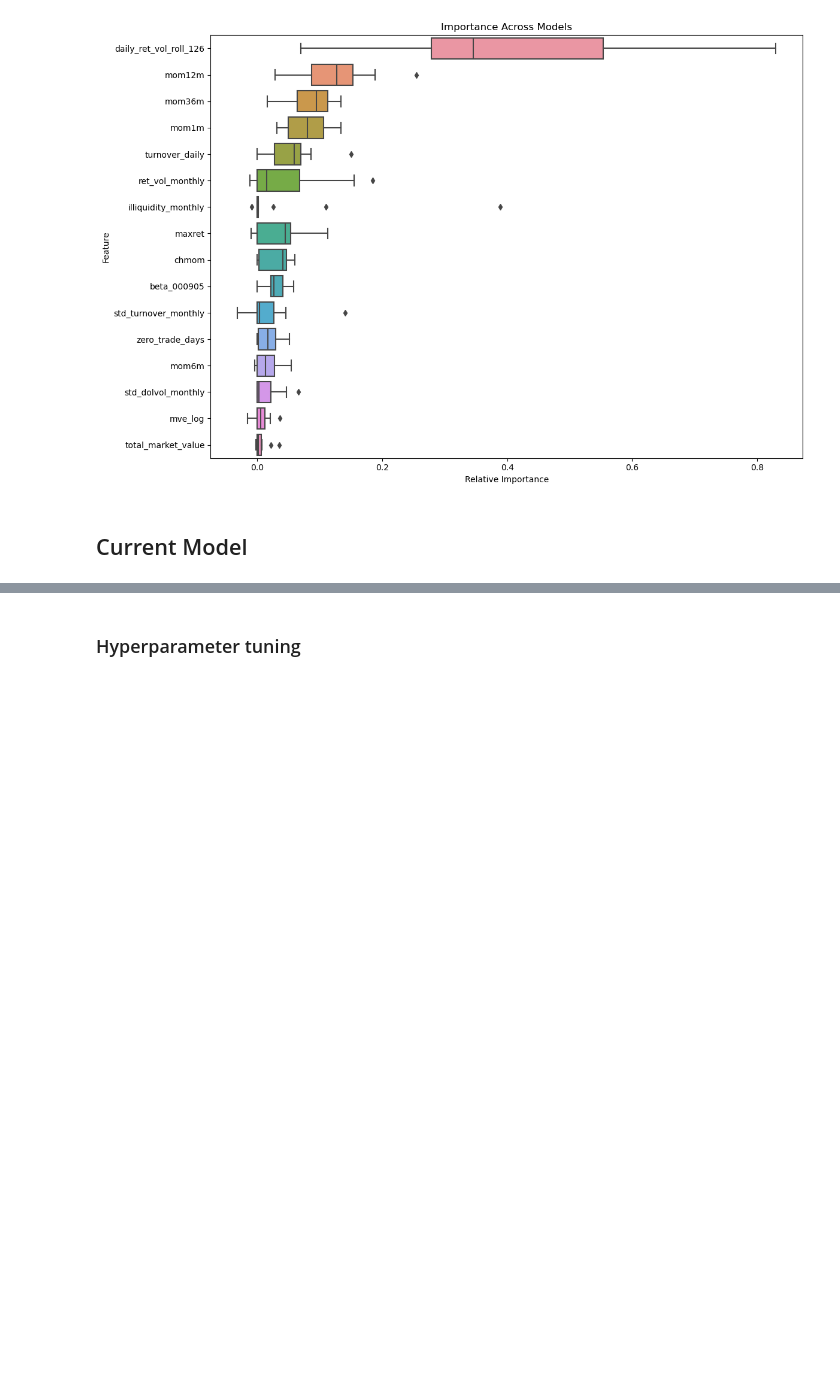
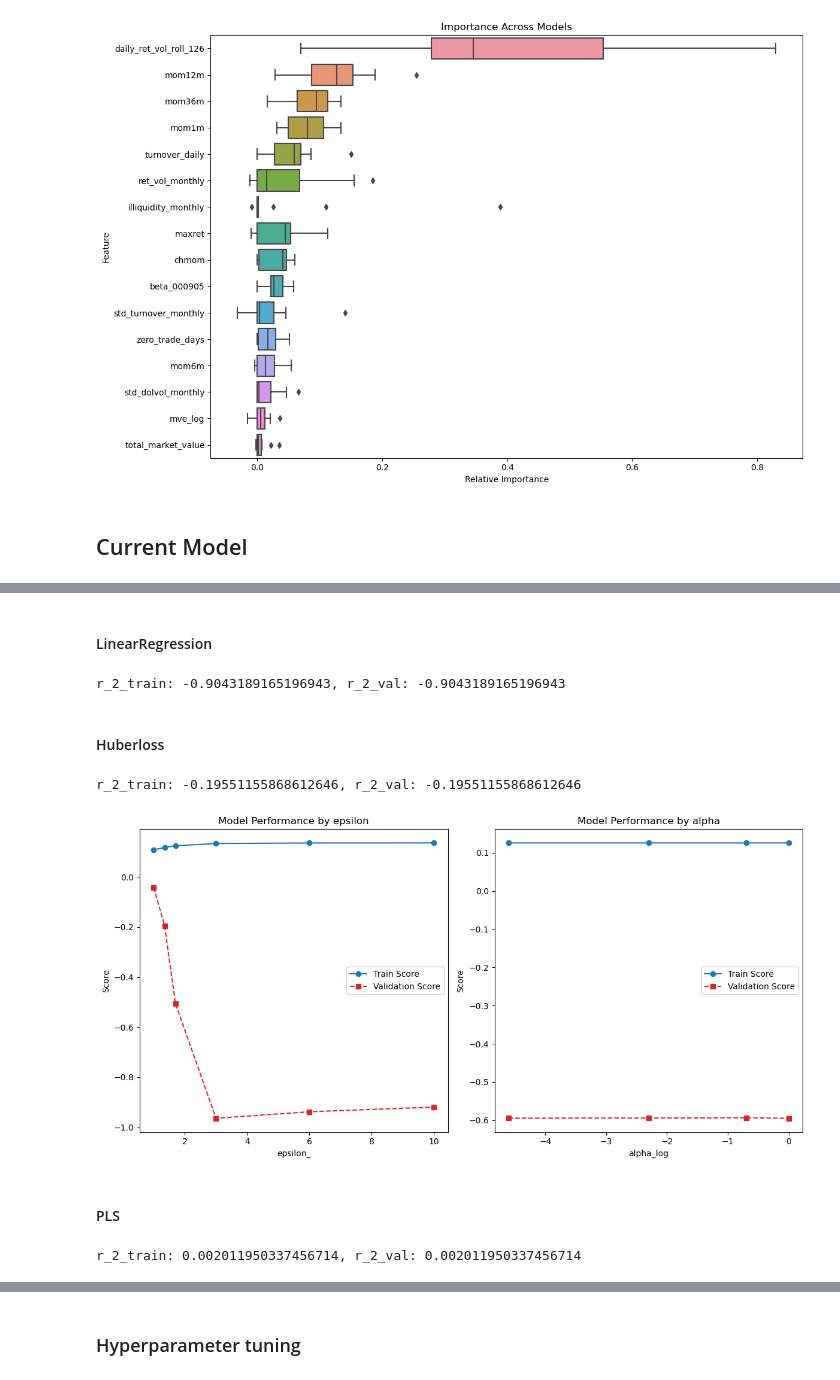
Before and after one commit to howie-zeng/Chinese-Stock-Market-Analysis--Long-Term-Trends, a Jupyter notebook: test.ipynb, the cells around one changed output, grey strips where cells are left out. Cells and saved outputs as stored; diff of their text form; code cells hidden in the pictures; blank space fills up the shorter version.

Commit message:
update tuning for linear models

```diff
--- a/test.ipynb
+++ b/test.ipynb
@@ -24,9 +24,9 @@ default_max_rows = pd.get_option('display.max_rows')
 # merged_data_monthly = dp.merge_economic_data(merged_data_monthly)
 # dp.save_preprocessed_data(merged_data_monthly, "merged_data_monthly" , index=False); dp.save_preprocessed_data(merged_data_daily, "merged_data_daily", index=False)
 
-merged_data_daily, merged_data_monthly = dp.data_loading(p.daily_files, p.monthly_files)
-data_daily, data_monthly = fe.feature_construction(merged_data_daily.copy(), merged_data_monthly.copy())
-data_monthly_merged = dp.merge_daily_and_monthly_data(data_daily, data_monthly)
+# merged_data_daily, merged_data_monthly = dp.data_loading(p.daily_files, p.monthly_files)
+# data_daily, data_monthly = fe.feature_construction(merged_data_daily.copy(), merged_data_monthly.copy())
+# data_monthly_merged = dp.merge_daily_and_monthly_data(data_daily, data_monthly)
 
 # dp.save_preprocessed_data(data_monthly_merged, "data_monthly_merged")
-# data_monthly_merged = pd.read_csv(os.path.join(p.cleanedDataPath, "data_monthly_merged.csv"), index_col='date', dtype={p.stockID: str}, parse_dates=True)
+data_monthly_merged = pd.read_csv(os.path.join(p.cleanedDataPath, "data_monthly_merged.csv"), index_col='date', dtype={p.stockID: str}, parse_dates=True)
@@ -234,0 +210,50 @@ Testing set range:
+# %%
+from sklearn.preprocessing import StandardScaler
+from sklearn.cross_decomposition import PLSRegression
+from sklearn.linear_model import LinearRegression, Lasso, ElasticNet, HuberRegressor
+from sklearn.ensemble import GradientBoostingRegressor, RandomForestRegressor
+
+scaler = StandardScaler()
+X_train_scaled, X_val_scaled = scaler.fit_transform(X_train), scaler.transform(X_val)
+# %% [markdown]
+#### LinearRegression
+# %%
+model = LinearRegression(n_jobs=-1).fit(X_train_scaled, y_train)
+predictions = model.predict(X_val_scaled)
+r_2_train = e.calculate_r2_oos(y_val.values, model.predict(X_val_scaled))
+r_2_val = e.calculate_r2_oos(y_val.values, predictions)
+print(f"r_2_train: {r_2_train}, r_2_val: {r_2_val}", )
+# %% [output]
+r_2_train: -0.9043189165196943, r_2_val: -0.9043189165196943
+# %% [markdown]
+#### Huberloss
+# %%
+model = HuberRegressor(max_iter=5000).fit(X_train_scaled, y_train)
+predictions = model.predict(X_val_scaled)
+r_2_train = e.calculate_r2_oos(y_val.values, model.predict(X_val_scaled))
+r_2_val = e.calculate_r2_oos(y_val.values, predictions)
+print(f"r_2_train: {r_2_train}, r_2_val: {r_2_val}", )
+# %% [output]
+r_2_train: -0.19551155868612646, r_2_val: -0.19551155868612646
+# %%
+param_grid_huber = {
+    'epsilon': [1, 1.35, 1.7, 3, 6, 10],
+    'alpha': [0, 0.01, 0.1, 0.5, 1],
+    'max_iter': [5000]
+    }
+
+results_huber = e.explore_parameter_grid(HuberRegressor, param_grid_huber, X_train_scaled, y_train, X_val_scaled, y_val)
+# %%
+mp.plot_model_performance(results_huber.copy(), param_grid_huber.keys())
+# %% [output]
+[figure, added]
+# %% [markdown]
+#### PLS
+# %%
+model = PLSRegression(max_iter=5000).fit(X_train_scaled, y_train)
+predictions = model.predict(X_val_scaled)
+r_2_train = e.calculate_r2_oos(y_val.values, model.predict(X_val_scaled))
+r_2_val = e.calculate_r2_oos(y_val.values, predictions)
+print(f"r_2_train: {r_2_train}, r_2_val: {r_2_val}", )
+# %% [output]
+r_2_train: 0.002011950337456714, r_2_val: 0.002011950337456714
```
Also changed, not shown: parts of 19 cells of this notebook, 3 other files.
